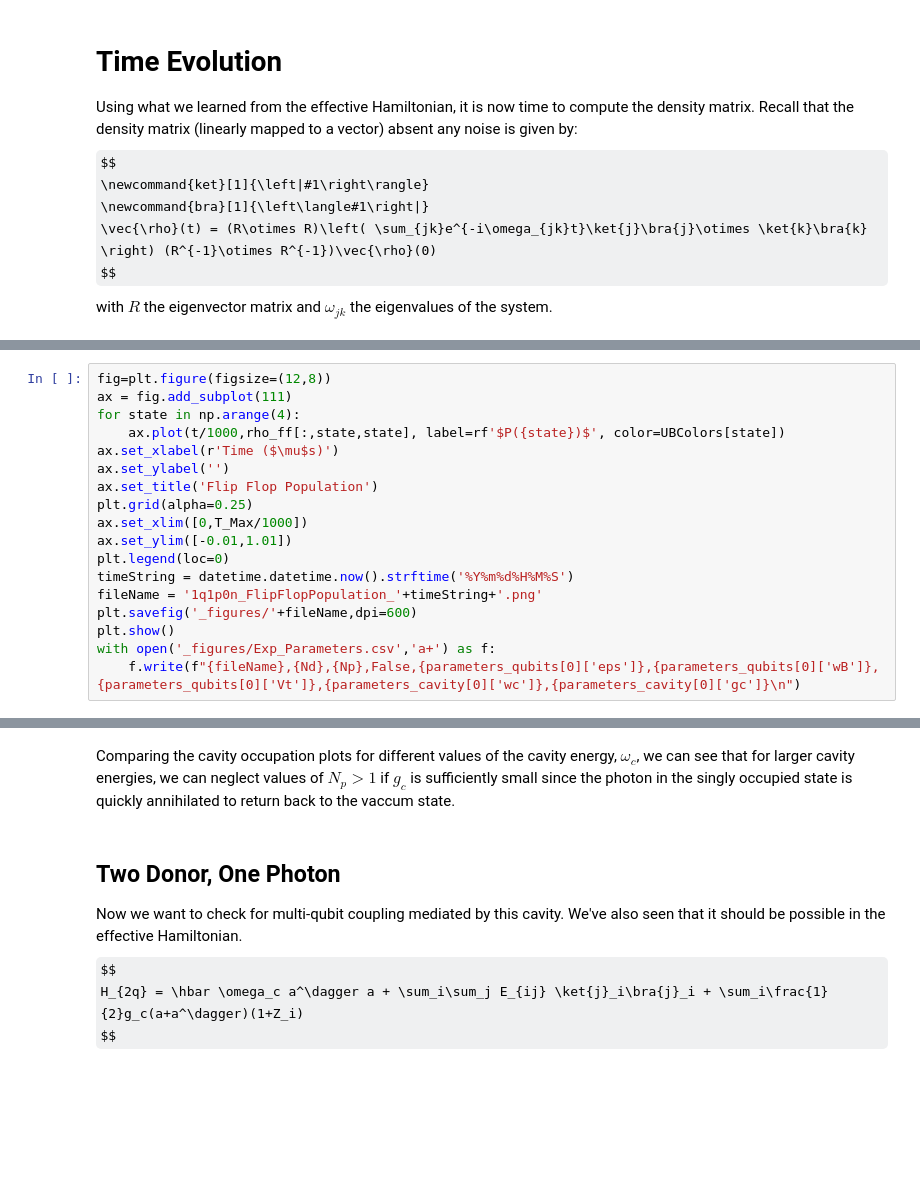
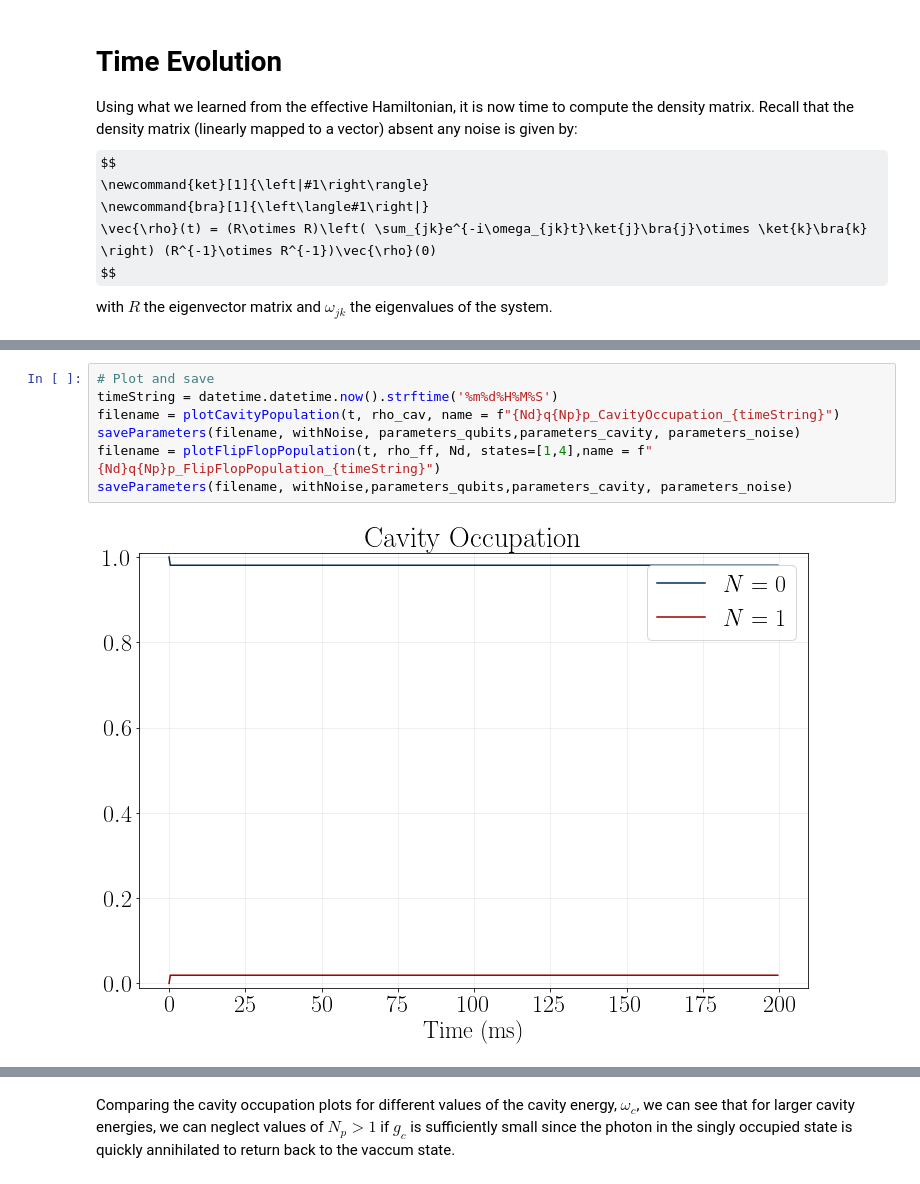
Before and after one commit to jtruong04/FlipFlopQubit_CavityCoupling, a Jupyter notebook: Time_Evolution.ipynb, the cells around one changed output, grey strips where cells are left out. Drawn from its saved outputs; the diff is of its cells as text; some formulas as TeX source; blank space fills up the shorter version.

```diff
--- a/Time_Evolution.ipynb
+++ b/Time_Evolution.ipynb
@@ -130,18 +64,0 @@ with open('_figures/Exp_Parameters.csv','a+') as f:
-# %%
-fig=plt.figure(figsize=(12,8))
-ax = fig.add_subplot(111)
-for state in np.arange(4):
-    ax.plot(t/1000,rho_ff[:,state,state], label=rf'$P({state})$', color=UBColors[state])
-ax.set_xlabel(r'Time ($\mu$s)')
-ax.set_ylabel('')
-ax.set_title('Flip Flop Population')
-plt.grid(alpha=0.25)
-ax.set_xlim([0,T_Max/1000])
-ax.set_ylim([-0.01,1.01])
-plt.legend(loc=0)
-timeString = datetime.datetime.now().strftime('%Y%m%d%H%M%S')
-fileName = '1q1p0n_FlipFlopPopulation_'+timeString+'.png'
-plt.savefig('_figures/'+fileName,dpi=600)
-plt.show()
-with open('_figures/Exp_Parameters.csv','a+') as f:
-    f.write(f"{fileName},{Nd},{Np},False,{parameters_qubits[0]['eps']},{parameters_qubits[0]['wB']},{parameters_qubits[0]['Vt']},{parameters_cavity[0]['wc']},{parameters_cavity[0]['gc']}\n")
@@ -149,0 +121,9 @@ with open('_figures/Exp_Parameters.csv','a+') as f:
+# %%
+# Plot and save
+timeString = datetime.datetime.now().strftime('%m%d%H%M%S')
+filename = plotCavityPopulation(t, rho_cav, name = f"{Nd}q{Np}p_CavityOccupation_{timeString}")
+saveParameters(filename, withNoise, parameters_qubits,parameters_cavity, parameters_noise)
+filename = plotFlipFlopPopulation(t, rho_ff, Nd, states=[1,4],name = f"{Nd}q{Np}p_FlipFlopPopulation_{timeString}")
+saveParameters(filename, withNoise,parameters_qubits,parameters_cavity, parameters_noise)
+# %% [output]
+[figure, added]
@@ -150,8 +131,2 @@ with open('_figures/Exp_Parameters.csv','a+') as f:
 # %% [markdown]
 Comparing the cavity occupation plots for different values of the cavity energy, $\omega_c$, we can see that for larger cavity energies, we can neglect values of $N_p>1$ if $g_c$ is sufficiently small since the photon in the singly occupied state is quickly annihilated to return back to the vaccum state.
-# %% [markdown]
-## Two Donor, One Photon
-Now we want to check for multi-qubit coupling mediated by this cavity. We've also seen that it should be possible in the effective Hamiltonian.
-$$
-H_{2q} = \hbar \omega_c a^\dagger a + \sum_i\sum_j E_{ij} \ket{j}_i\bra{j}_i + \sum_i\frac{1}{2}g_c(a+a^\dagger)(1+Z_i)
-$$
```
Also changed, not shown: parts of 12 cells of this notebook, 10 other files.
